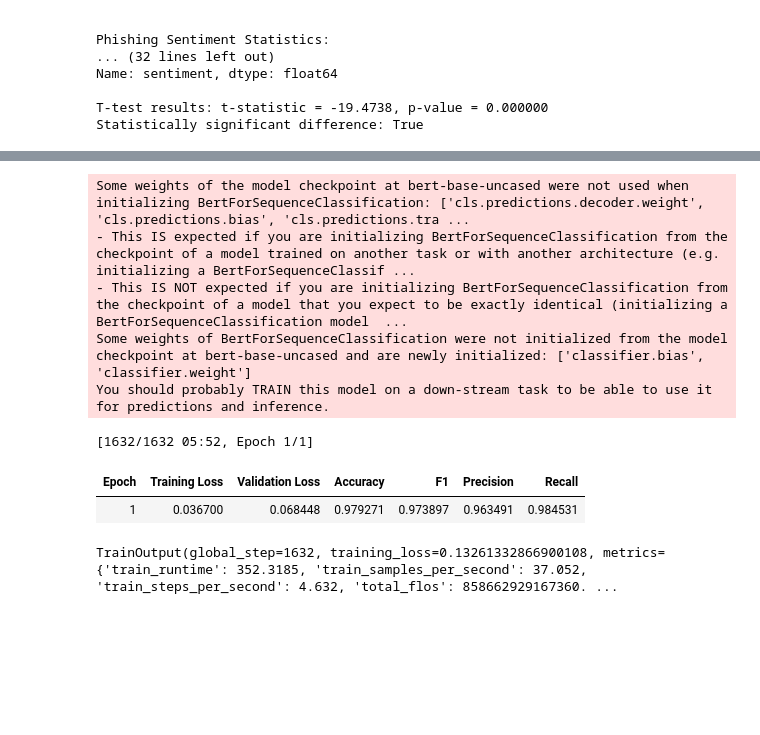
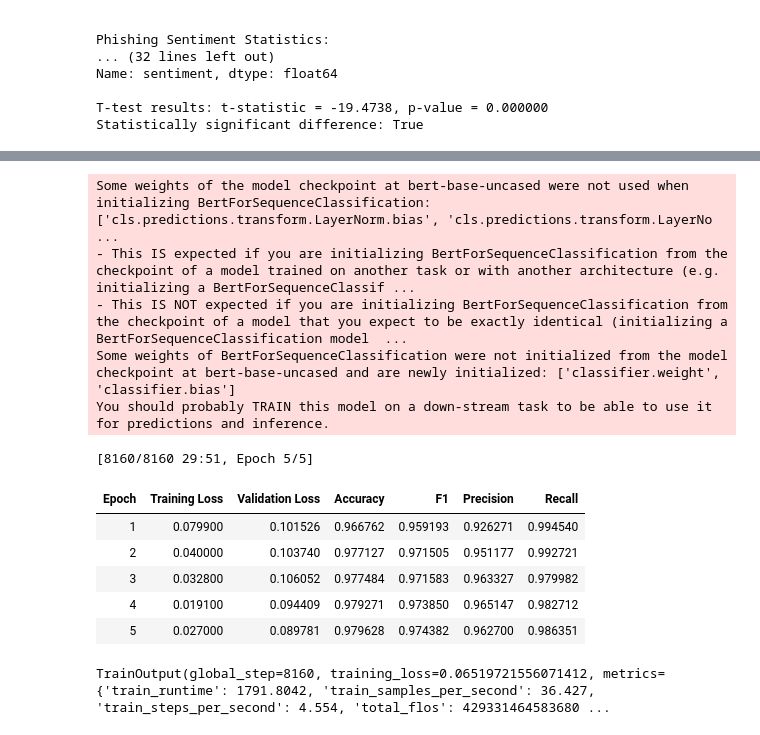
Before and after one commit to moanv2/phishing_repo_thesis, a Jupyter notebook: DeepLearning/BERT_new.ipynb, the cells around one changed output, grey strips where cells are left out. Cells and saved outputs as stored; diff of their text form; code cells hidden in the pictures; blank space fills up the shorter version.

Commit message:
Finished BERT models

```diff
--- a/DeepLearning/BERT_new.ipynb
+++ b/DeepLearning/BERT_new.ipynb
@@ -251,105 +313,59 @@ print("Tokenization complete!")
 Tokenization complete!
 # %%
 # Cell 9: BERT Model & Trainer
-# Updated EmailDataset class with proper column handling
-class EmailDataset(Dataset):
-    def __init__(self, df, tokenizer, max_length=128):
-        self.df = df.reset_index(drop=True)
-        self.tokenizer = tokenizer
-        self.max_length = max_length
-
-    def __len__(self):
-        return len(self.df)
-
-    def __getitem__(self, idx):
-        # Try using 'text' instead of 'clean_text'
-        # If 'text' doesn't exist, try 'Email Text'
-        if 'text' in self.df.columns:
-            text = self.df.loc[idx, 'text']
-        elif 'Email Text' in self.df.columns:
-            text = self.df.loc[idx, 'Email Text']
-        else:
-            # Print column names to help debug
-            print(f"Available columns: {self.df.columns.tolist()}")
-            raise KeyError("Could not find text column. Please specify the correct column name.")
-
-        # Use the numeric label directly
-        label = self.df.loc[idx, 'label']
-
-        # Ensure text is a string
-        text = str(text) if text is not None else ""
-
-        encoding = self.tokenizer(
-            text,
-            add_special_tokens=True,
-            truncation=True,
-            max_length=self.max_length,
-            padding='max_length',
-            return_tensors='pt'
-        )
-
-        return {
-            'input_ids': encoding['input_ids'].flatten(),
-            'attention_mask': encoding['attention_mask'].flatten(),
-            'labels': torch.tensor(label, dtype=torch.long)
-        }
-
-# Initialize tokenizer
-tokenizer = BertTokenizer.from_pretrained('bert-base-uncased')
-
-# Create datasets with the updated EmailDataset class
-train_dataset = EmailDataset(train_dl, tokenizer)
-val_dataset = EmailDataset(val_dl, tokenizer)
-
 # Initialize BERT model
 model = BertForSequenceClassification.from_pretrained('bert-base-uncased', num_labels=2)
 
 training_args = TrainingArguments(
-    output_dir='./output',
-    num_train_epochs=1,         # adjust as needed
+    output_dir='D:\\phishing_repo_thesis\\Results\\bert_output',  # Note the double backslashes for Windows paths
+    num_train_epochs=5,
     per_device_train_batch_size=8,
     per_device_eval_batch_size=8,
     evaluation_strategy='epoch',
-    logging_dir='./logs',
+    logging_dir='D:\\phishing_repo_thesis\\Results\\bert_logs',  # Also update logs path
     logging_steps=50,
     save_strategy='epoch',
-    load_best_model_at_end=True,  # Load the best model when training ends
-    metric_for_best_model='accuracy',  # Use accuracy to determine the best model
-    report_to='none'  # Disable reporting to avoid any potential issues
+    load_best_model_at_end=True,
+    metric_for_best_model='accuracy',
+    report_to='none'
 )
 
 def compute_metrics(pred):
     labels = pred.label_ids
     preds = pred.predictions.argmax(-1)
     acc = accuracy_score(labels, preds)
     f1 = f1_score(labels, preds)
     precision = precision_score(labels, preds)
     recall = recall_score(labels, preds)
     return {
         'accuracy': acc,
         'f1': f1,
         'precision': precision,
         'recall': recall
     }
 
 trainer = Trainer(
     model=model,
     args=training_args,
     train_dataset=train_dataset,
     eval_dataset=val_dataset,
-    compute_metrics=compute_metrics  # Add metrics computation
+    compute_metrics=compute_metrics
 )
 
 trainer.train()
 # %% [output]
-Some weights of the model checkpoint at bert-base-uncased were not used when initializing BertForSequenceClassification: ['cls.predictions.decoder.weight', 'cls.predictions.bias', 'cls.predictions.tra ...
+Some weights of the model checkpoint at bert-base-uncased were not used when initializing BertForSequenceClassification: ['cls.predictions.transform.LayerNorm.bias', 'cls.predictions.transform.LayerNo ...
 - This IS expected if you are initializing BertForSequenceClassification from the checkpoint of a model trained on another task or with another architecture (e.g. initializing a BertForSequenceClassif ...
 - This IS NOT expected if you are initializing BertForSequenceClassification from the checkpoint of a model that you expect to be exactly identical (initializing a BertForSequenceClassification model  ...
-Some weights of BertForSequenceClassification were not initialized from the model checkpoint at bert-base-uncased and are newly initialized: ['classifier.bias', 'classifier.weight']
+Some weights of BertForSequenceClassification were not initialized from the model checkpoint at bert-base-uncased and are newly initialized: ['classifier.weight', 'classifier.bias']
 You should probably TRAIN this model on a down-stream task to be able to use it for predictions and inference.
-[1632/1632 05:52, Epoch 1/1]
+[8160/8160 29:51, Epoch 5/5]
 | Epoch | Training Loss | Validation Loss | Accuracy | F1 | Precision | Recall |
-| 1 | 0.036700 | 0.068448 | 0.979271 | 0.973897 | 0.963491 | 0.984531 |
+| 1 | 0.079900 | 0.101526 | 0.966762 | 0.959193 | 0.926271 | 0.994540 |
+| 2 | 0.040000 | 0.103740 | 0.977127 | 0.971505 | 0.951177 | 0.992721 |
+| 3 | 0.032800 | 0.106052 | 0.977484 | 0.971583 | 0.963327 | 0.979982 |
+| 4 | 0.019100 | 0.094409 | 0.979271 | 0.973850 | 0.965147 | 0.982712 |
+| 5 | 0.027000 | 0.089781 | 0.979628 | 0.974382 | 0.962700 | 0.986351 |
-TrainOutput(global_step=1632, training_loss=0.13261332866900108, metrics={'train_runtime': 352.3185, 'train_samples_per_second': 37.052, 'train_steps_per_second': 4.632, 'total_flos': 858662929167360. ...
+TrainOutput(global_step=8160, training_loss=0.06519721556071412, metrics={'train_runtime': 1791.8042, 'train_samples_per_second': 36.427, 'train_steps_per_second': 4.554, 'total_flos': 429331464583680 ...
 # %%
 # Cell 10: Evaluation & Prediction
```
Also changed, not shown: parts of 6 cells of this notebook.
